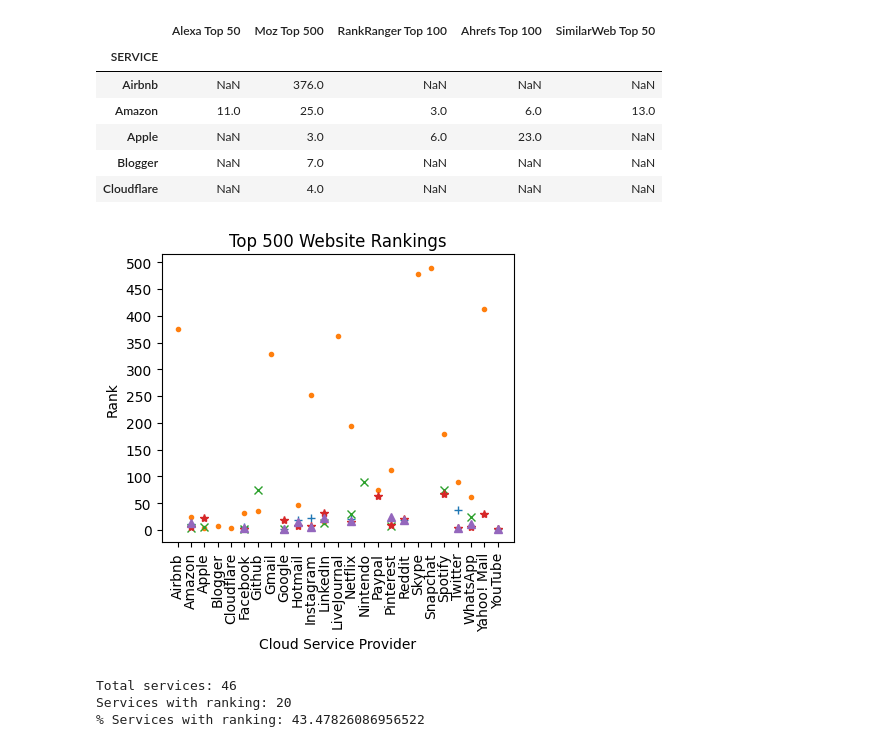
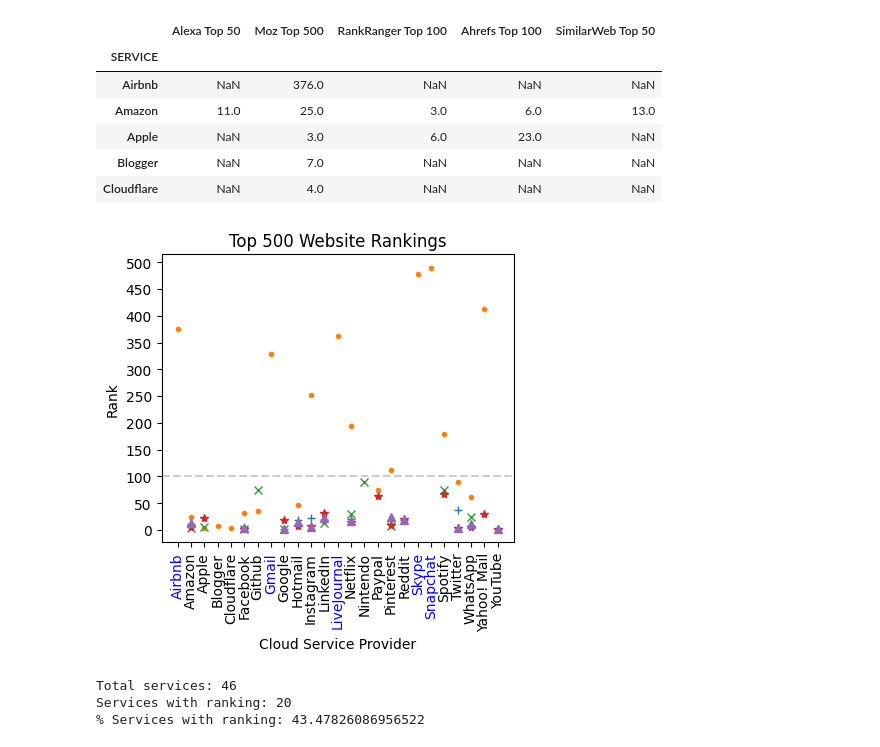
Before and after one commit to shanemin/thesis-msc-cloud-failures, a Jupyter notebook: scripts/viz_sources.ipynb, the cells around one changed output. Cells and saved outputs as stored; diff of their text form; code cells hidden in the pictures.

```diff
--- a/scripts/viz_sources.ipynb
+++ b/scripts/viz_sources.ipynb
@@ -108,20 +114,26 @@ Services with ranking: 25
 # %%
 df_ranks.plot(style=['+','.','x','*','^'], linestyle='none')
 ax = plt.subplot(111)
 plt.xticks(range(len(df_ranks.index)), df_ranks.index, rotation=90)
 box = ax.get_position()
 ax.set_position([box.x0, box.y0 + box.height * 0.1, box.width, box.height * 0.9])
 ax.legend(loc='upper center', bbox_to_anchor=(1, 0.5))
 ax.get_legend().remove()
 ax.yaxis.set_ticks(np.arange(0, 510, 50))
+ax.get_xticklabels()[0].set_color("blue")
+ax.get_xticklabels()[7].set_color("blue")
+ax.get_xticklabels()[12].set_color("blue")
+ax.get_xticklabels()[18].set_color("blue")
+ax.get_xticklabels()[19].set_color("blue")
+plt.axhline(y=100, color='black', alpha=0.2, linestyle='--')
 plt.title("Top 500 Website Rankings")
 plt.xlabel("Cloud Service Provider")
 plt.ylabel("Rank")
 plt.subplots_adjust(left=0.1, right=.65, bottom=0.3, top=0.9)
-plt.savefig('../output/plots/top_500.png', dpi=fig.dpi, bbox_inches='tight')
+plt.savefig('../output/plots/top_500.pdf', dpi=fig.dpi, bbox_inches='tight')
 plt.show()
 # %% [output]
-[figure, old version]
+[figure, new version]
 # %%
 # lets plot only the top 100's
 df_100 = df_ranks.apply(lambda x: [y if y <= 100 else np.nan for y in x])
```
Also changed, not shown: parts of 5 cells of this notebook, 39 other files.
